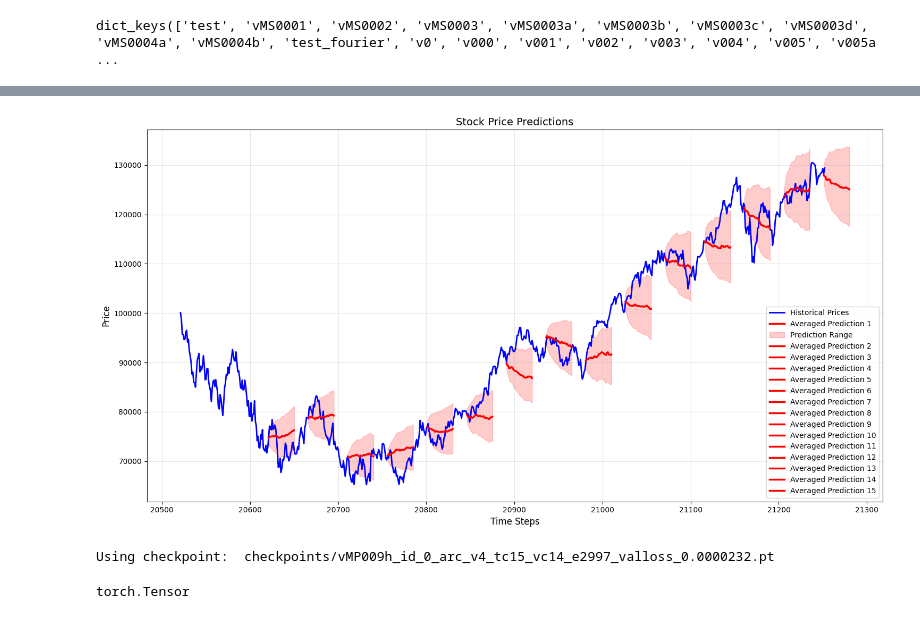
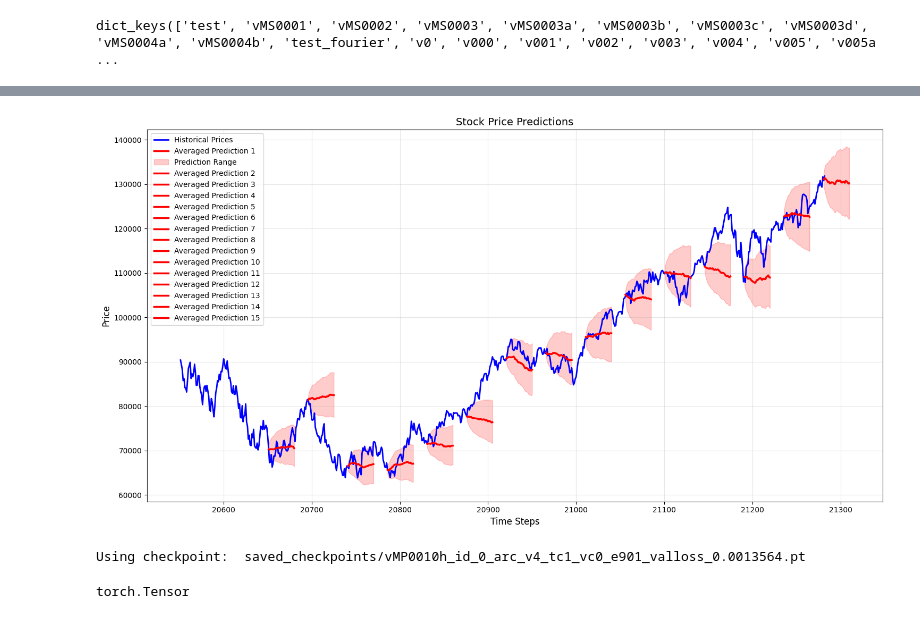
Before and after one commit to voxmenthe/FINPAK, a Jupyter notebook: src/finpak/transformer_predictions/inf_nb.ipynb, the cells around one changed output, grey strips where cells are left out. Saved outputs shown, nothing was run; the diff lists cells and outputs as text; code cells hidden in the pictures.

```diff
--- a/src/finpak/transformer_predictions/inf_nb.ipynb
+++ b/src/finpak/transformer_predictions/inf_nb.ipynb
@@ -11,7 +12,7 @@ from configs import all_configs
 from ticker_configs import val_tickers_v9
 # %%
 start_date = '1990-01-01'
-end_date = '2024-11-30'
+end_date = '2024-12-16'
 
 val_tickers_v9 = [
     'DIA', 'SPY', 'QQQ'
@@ -111,9 +93,9 @@ print(get_params_dict())
 # %%
 # Model Selection
-CONFIG_NAME = 'vMP009h'
+CONFIG_NAME = 'vMP0010h'
 
-CHECKPOINT_NAME = 'vMP009h_id_0_arc_v4_tc15_vc14_e2997_valloss_0.0000232.pt'
-CHECKPOINT_PATH = f'checkpoints/{CHECKPOINT_NAME}'
+CHECKPOINT_NAME = 'vMP0010h_id_0_arc_v4_tc1_vc0_e901_valloss_0.0013564.pt'
+CHECKPOINT_PATH = f'saved_checkpoints/{CHECKPOINT_NAME}'
 
 # Prediction Parameters
 N_FUTURE_STEPS = 30
@@ -208,35 +190,35 @@ start_indices = None
 
 
 # ============= Make Predictions =============
 predict_from_checkpoint(
     checkpoint_path=CHECKPOINT_PATH,
     price_series=combined_prices, # combined_prices,
     start_indices=start_indices,
     averaged_indices=averaged_indices,
     n_steps=N_FUTURE_STEPS,
     config=CONFIG,
     model_params=MODEL_PARAMS,
     use_multi_horizon=USE_MULTI_HORIZON,
     stability_threshold=STABILITY_THRESHOLD,  # Max % daily move - decrease for more stability
     dampening_factor=DAMPENING_FACTOR,  # Stronger dampening - decrease for more stability
     ewma_alpha=EWMA_ALPHA,  # More smoothing - decrease for more stability
     horizon_weights=HORIZON_WEIGHTS, # [0.5, 0.5], # [0.3, 0.7],
     use_forcing=USE_FORCING,
     forcing_halflife=FORCING_HALFLIFE,
     temperature=TEMPERATURE,
     use_sampling=USE_SAMPLING,
     return_scaling_power=RETURN_SCALING_POWER,
     base_uncertainty=BASE_UNCERTAINTY,
     uncertainty_growth=UNCERTAINTY_GROWTH,
     max_uncertainty_single=MAX_UNCERTAINTY_SINGLE,
     max_uncertainty_multi=MAX_UNCERTAINTY_MULTI,
     uncertainty_damping=UNCERTAINTY_DAMPING,
     debug=False,
 )
 print("Using checkpoint: ", CHECKPOINT_PATH)
 # %% [output]
-[figure, old version]
+[figure, new version]
-Using checkpoint:  checkpoints/vMP009h_id_0_arc_v4_tc15_vc14_e2997_valloss_0.0000232.pt
+Using checkpoint:  saved_checkpoints/vMP0010h_id_0_arc_v4_tc1_vc0_e901_valloss_0.0013564.pt
 # %%
 type(combined_prices)
 # %% [output]
```
Also changed, not shown: parts of 5 cells of this notebook, 20 other files.
